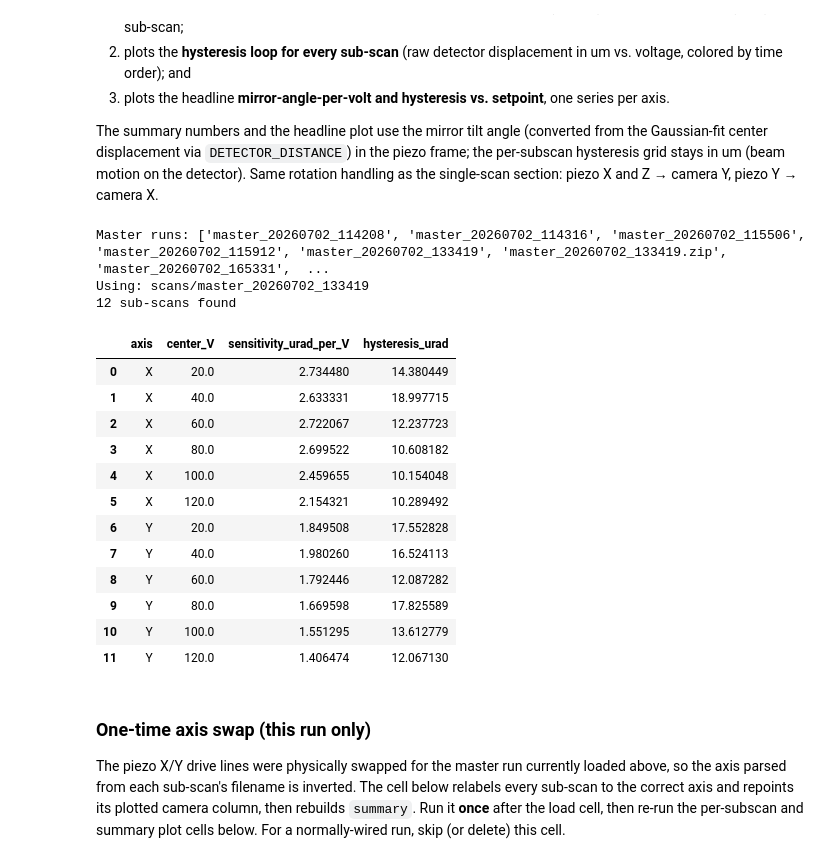
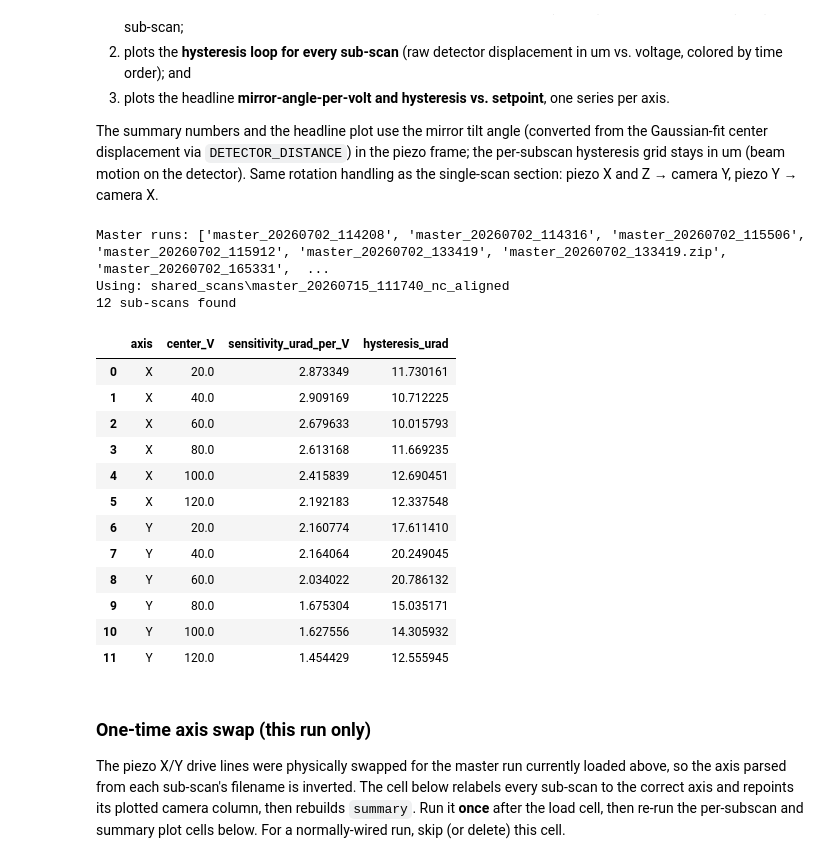
Before and after one commit to will1u/mirror_testing, a Jupyter notebook: analysis.ipynb, the cells around one changed output. Cells and saved outputs as stored; diff of their text form; code cells hidden in the pictures.

```diff
--- a/analysis.ipynb
+++ b/analysis.ipynb
@@ -211,21 +150,3 @@ print(f"Max mirror-angle spread at the same voltage: {max_spread:.3f} urad, at s
-# %%
-slope, intercept = np.polyfit(df["voltage_readback_V"], df[POS_COL], 1)
-print(f"Piezo {AXIS} sensitivity: {slope:.3f} urad/V")
-print(f"Intercept: {intercept:.3f} urad")
-
-fig, ax = plt.subplots(figsize=(7, 6))
-ax.scatter(df["voltage_readback_V"], df[POS_COL], s=15, alpha=0.6, label="Data")
-
-v_fit = np.linspace(df["voltage_readback_V"].min(), df["voltage_readback_V"].max(), 200)
-ax.plot(v_fit, slope * v_fit + intercept, color="tab:red",
-        label=f"Linear fit: {slope:.3f} urad/V")
-
-ax.set_xlabel("Piezo voltage, readback (V)")
-ax.set_ylabel(f"Mirror {AXIS} tilt angle (urad)")
-ax.set_title(f"Mirror {AXIS} tilt angle vs. voltage with linear fit")
-ax.legend()
-fig.tight_layout()
-plt.show()
 # %% [markdown]
 # Master run — per-subscan analysis
 
@@ -253,7 +174,7 @@ camera Y, piezo Y → camera X.
 # (axis, setpoint) into scans/master_<timestamp>/.
 master_dirs = sorted(glob.glob(os.path.join(DATA_DIR, "master_*")))
 # MASTER_DIR = master_dirs[-1] if master_dirs else None
-MASTER_DIR = "scans/master_20260702_133419"   # override to pick a specific run
+MASTER_DIR = "shared_scans\master_20260715_111740_nc_aligned"   # override to pick a specific run
 print("Master runs:", [os.path.basename(d) for d in master_dirs])
 print("Using:", MASTER_DIR)
 
@@ -289,46 +210,46 @@ def load_subscan(path):
 
 subscan_files = sorted(glob.glob(os.path.join(MASTER_DIR, "*.csv"))) if MASTER_DIR else []
 print(f"{len(subscan_files)} sub-scans found")
 
 records = []
 subscans = []   # list of (meta, df), reused by the plots below
 for path in subscan_files:
     meta, d = load_subscan(path)
     pos = d[meta["pos_col"]]
     # sensitivity: slope of mirror angle vs. readback voltage (urad/V)
     slope, _ = np.polyfit(d["voltage_readback_V"], pos, 1)
     # hysteresis: max spread in mirror angle among samples at the same setpoint
     spread = d.groupby("voltage_setpoint_V")[meta["pos_col"]].agg(lambda s: s.max() - s.min())
     records.append({
         "axis": meta["axis"],
         "center_V": meta["center"],
         "sensitivity_urad_per_V": slope,
         "hysteresis_urad": spread.max(),
     })
     subscans.append((meta, d))
 
 summary = (pd.DataFrame(records)
            .sort_values(["axis", "center_V"])
            .reset_index(drop=True)) if records else pd.DataFrame(
     columns=["axis", "center_V", "sensitivity_urad_per_V", "hysteresis_urad"])
 summary
 # %% [output]
 Master runs: ['master_20260702_114208', 'master_20260702_114316', 'master_20260702_115506', 'master_20260702_115912', 'master_20260702_133419', 'master_20260702_133419.zip', 'master_20260702_165331',  ...
-Using: scans/master_20260702_133419
+Using: shared_scans\master_20260715_111740_nc_aligned
 12 sub-scans found
 |  | axis | center_V | sensitivity_urad_per_V | hysteresis_urad |
-| 0 | X | 20.0 | 2.734480 | 14.380449 |
-| 1 | X | 40.0 | 2.633331 | 18.997715 |
-| 2 | X | 60.0 | 2.722067 | 12.237723 |
-| 3 | X | 80.0 | 2.699522 | 10.608182 |
-| 4 | X | 100.0 | 2.459655 | 10.154048 |
-| 5 | X | 120.0 | 2.154321 | 10.289492 |
-| 6 | Y | 20.0 | 1.849508 | 17.552828 |
-| 7 | Y | 40.0 | 1.980260 | 16.524113 |
-| 8 | Y | 60.0 | 1.792446 | 12.087282 |
-| 9 | Y | 80.0 | 1.669598 | 17.825589 |
-| 10 | Y | 100.0 | 1.551295 | 13.612779 |
-| 11 | Y | 120.0 | 1.406474 | 12.067130 |
+| 0 | X | 20.0 | 2.873349 | 11.730161 |
+| 1 | X | 40.0 | 2.909169 | 10.712225 |
+| 2 | X | 60.0 | 2.679633 | 10.015793 |
+| 3 | X | 80.0 | 2.613168 | 11.669235 |
+| 4 | X | 100.0 | 2.415839 | 12.690451 |
+| 5 | X | 120.0 | 2.192183 | 12.337548 |
+| 6 | Y | 20.0 | 2.160774 | 17.611410 |
+| 7 | Y | 40.0 | 2.164064 | 20.249045 |
+| 8 | Y | 60.0 | 2.034022 | 20.786132 |
+| 9 | Y | 80.0 | 1.675304 | 15.035171 |
+| 10 | Y | 100.0 | 1.627556 | 14.305932 |
+| 11 | Y | 120.0 | 1.454429 | 12.555945 |
 # %% [markdown]
 ### One-time axis swap (this run only)
 
```
Also changed, not shown: parts of 9 cells of this notebook, 3 other files.
